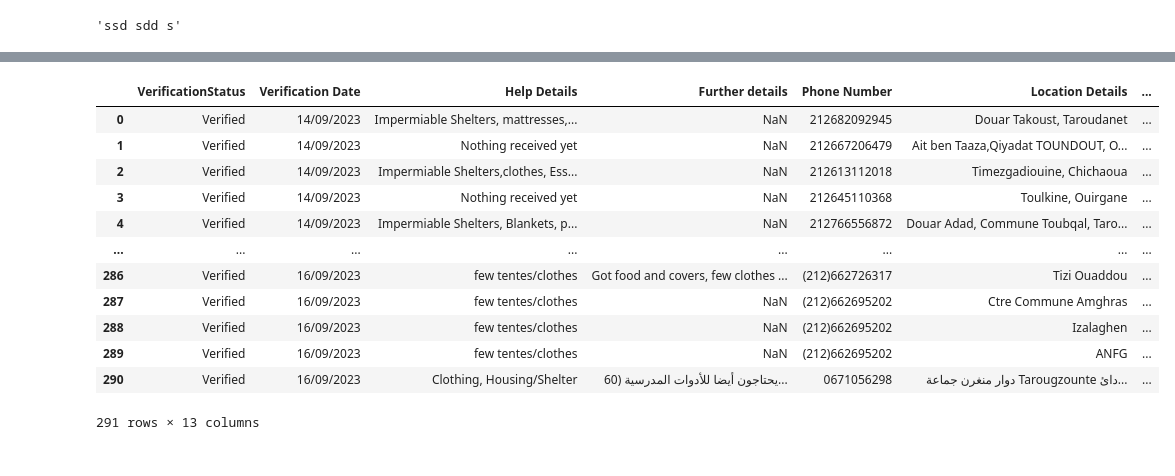
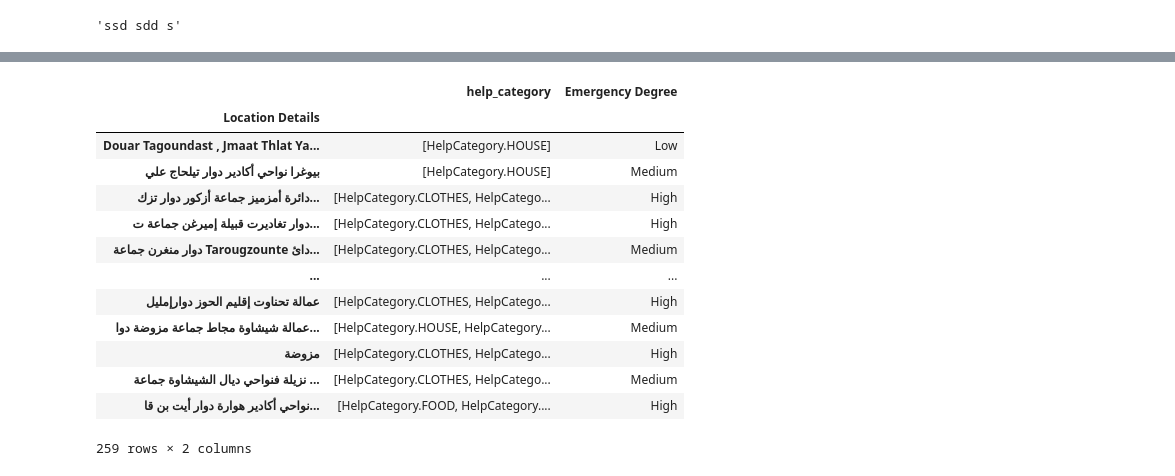
Before and after one commit to LamiaSal/SolidaratyHackathonDataCuration, a Jupyter notebook: notebooks/tabular_data_curation/jules.ipynb, the cells around one changed output, grey strips where cells are left out. Drawn from its saved outputs; the diff is of its cells as text; code cells hidden in the pictures.

```diff
--- a/notebooks/tabular_data_curation/jules.ipynb
+++ b/notebooks/tabular_data_curation/jules.ipynb
@@ -9,0 +13,4 @@ def parse_gg_sheet(url):
+# %%
+nltk.download('wordnet')
+nltk.download('omw-1.4')
+lemmatizer = WordNetLemmatizer()
@@ -22,5 +118,8 @@ Parsing Google Sheet: https://docs.google.com/spreadsheets/d/1PXcAtI5L95hHSXAiRl
 # %%
-'  ssd sdd s  '.strip()
+lemmatize_house = [lemmatizer.lemmatize(word) for word in KEYS_HOUSE]
+lemmatize_food = [lemmatizer.lemmatize(word) for word in KEYS_FOOD]
+lemmatize_clothes = [lemmatizer.lemmatize(word) for word in KEYS_CLOTHES]
+lemmatize_medical = [lemmatizer.lemmatize(word) for word in KEYS_MEDICAL]
 # %% [output]
 'ssd sdd s'
 # %%
@@ -56,5 +180,6 @@ def help_text_to_help_category(helps:List[str])->List[str]:
 # %%
+flatten_list = lambda lst: [item for sublist in lst for item in sublist]
 df['help_category'] = df['Help Details'].apply(clean).apply(to_list).apply(help_text_to_help_category)
-help_categories = set(df['help_category'].explode())
-for help_category in help_categories:
+need = df.groupby('Location Details')['help_category'].apply(list).apply(flatten_list).apply(lambda x: list(set(x)))
+need[10:20]
 # %% [output]
@@ -61,0 +198,15 @@ for help_category in help_categories:
+# %%
+degree_score ={'High':9, 'Medium':3, 'Low':1}
+
+
+def aggregate_degree(degrees):
+    total_score = sum([degree_score[degree] for degree in degrees])
+    if total_score >= 9:
+        return 'High'
+    if total_score >= 3:
+        return 'Medium'
+    else:
+        return 'Low'
+
+emergency_degree= df.groupby('Location Details')['Emergency Degree'].apply(list).apply(aggregate_degree)
+emergency_degree[10:20]
@@ -62,16 +226,18 @@ for help_category in help_categories:
 # %%
-df
+locations = pd.DataFrame(need).merge(pd.DataFrame(emergency_degree), left_index=True, right_index=True)
+locations
 # %% [output]
-|  | VerificationStatus | Verification Date | Help Details | Further details | Phone Number | Location Details | ... |
-| 0 | Verified | 14/09/2023 | Impermiable Shelters, mattresses,... | NaN | 212682092945 | Douar Takoust, Taroudanet | ... |
-| 1 | Verified | 14/09/2023 | Nothing received yet | NaN | 212667206479 | Ait ben Taaza,Qiyadat TOUNDOUT, O... | ... |
-| 2 | Verified | 14/09/2023 | Impermiable Shelters,clothes, Ess... | NaN | 212613112018 | Timezgadiouine, Chichaoua | ... |
-| 3 | Verified | 14/09/2023 | Nothing received yet | NaN | 212645110368 | Toulkine, Ouirgane | ... |
-| 4 | Verified | 14/09/2023 | Impermiable Shelters, Blankets, p... | NaN | 212766556872 | Douar Adad, Commune Toubqal, Taro... | ... |
-| ... | ... | ... | ... | ... | ... | ... | ... |
-| 286 | Verified | 16/09/2023 | few tentes/clothes | Got food and covers, few clothes ... | (212)662726317 | Tizi Ouaddou | ... |
-| 287 | Verified | 16/09/2023 | few tentes/clothes | NaN | (212)662695202 | Ctre Commune Amghras | ... |
-| 288 | Verified | 16/09/2023 | few tentes/clothes | NaN | (212)662695202 | Izalaghen | ... |
-| 289 | Verified | 16/09/2023 | few tentes/clothes | NaN | (212)662695202 | ANFG | ... |
-| 290 | Verified | 16/09/2023 | Clothing, Housing/Shelter | يحتاجون أيضا للأدوات المدرسية (60... | 0671056298 | دوار منغرن جماعة Tarougzounte دائ... | ... |
+|  | help_category | Emergency Degree |
+| Location Details |  |  |
+| Douar Tagoundast , Jmaat Thlat Ya... | [HelpCategory.HOUSE] | Low |
+| بيوغرا نواحي أكادير دوار تيلحاج علي | [HelpCategory.HOUSE] | Medium |
+| دائرة أمزميز جماعة أزكور دوار تزك... | [HelpCategory.CLOTHES, HelpCatego... | High |
+| دوار تغاديرت قبيلة إميرغن جماعة ت... | [HelpCategory.CLOTHES, HelpCatego... | High |
+| دوار منغرن جماعة Tarougzounte دائ... | [HelpCategory.CLOTHES, HelpCatego... | Medium |
+| ... | ... | ... |
+| عمالة تحناوت إقليم الحوز دوارإمليل | [HelpCategory.CLOTHES, HelpCatego... | High |
+| عمالة شيشاوة مجاط جماعة مزوضة دوا... | [HelpCategory.HOUSE, HelpCategory... | Medium |
+| مزوضة | [HelpCategory.CLOTHES, HelpCatego... | High |
+| نزيلة فنواحي ديال الشيشاوة جماعة ... | [HelpCategory.CLOTHES, HelpCatego... | Medium |
+| نواحي أكادير هوارة دوار أيت بن قا... | [HelpCategory.FOOD, HelpCategory.... | High |
-291 rows × 13 columns
+259 rows × 2 columns
```
Also changed, not shown: parts of 9 cells of this notebook.
